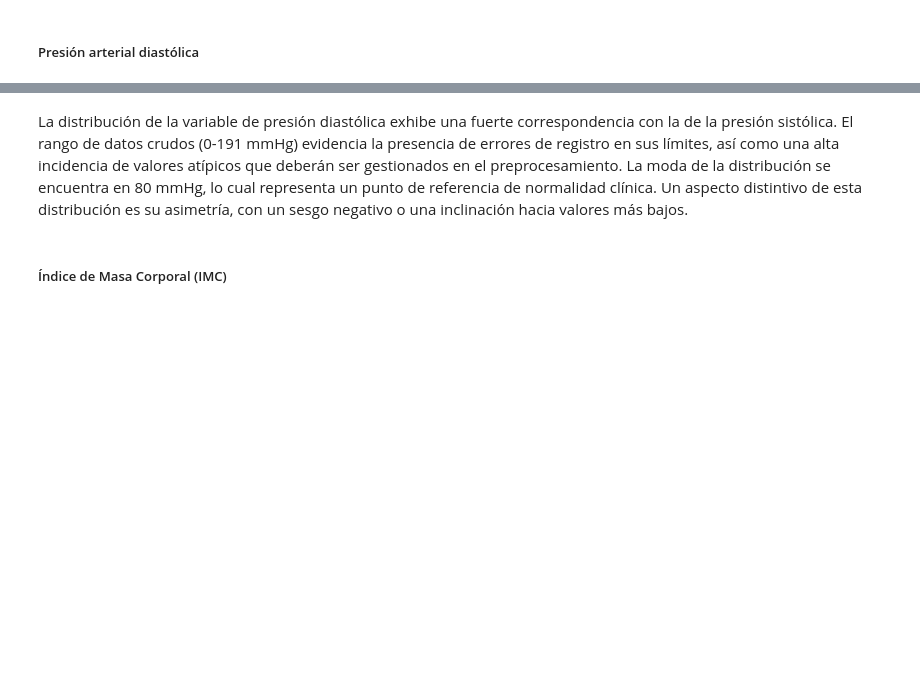
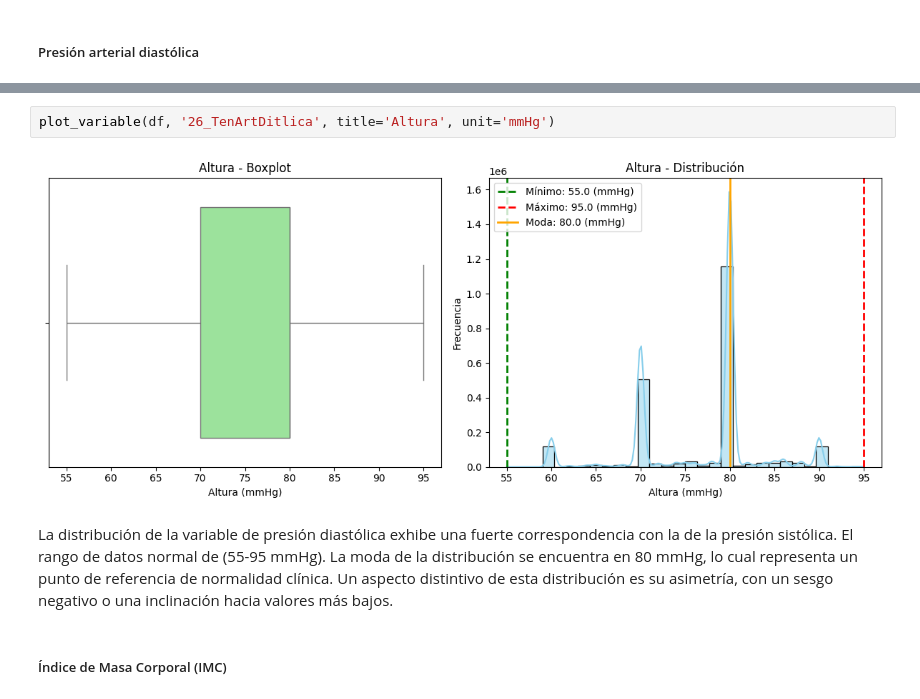
Before and after one commit to elkofix/cardiac-risk-db, a Jupyter notebook: explorative_data_analysis.ipynb, the cells around one changed output, grey strips where cells are left out. Cells and saved outputs as stored; diff of their text form; blank space fills up the shorter version.

```diff
--- a/explorative_data_analysis.ipynb
+++ b/explorative_data_analysis.ipynb
@@ -392,5 +396,9 @@ plt.show()
+# %%
+plot_variable(df, '26_TenArtDitlica', title='Altura', unit='mmHg')
+# %% [output]
+[figure, added]
 # %% [markdown]
-La distribución de la variable de presión diastólica exhibe una fuerte correspondencia con la de la presión sistólica. El rango de datos crudos (0-191 mmHg) evidencia la presencia de errores de registro en sus límites, así como una alta incidencia de valores atípicos que deberán ser gestionados en el preprocesamiento. La moda de la distribución se encuentra en 80 mmHg, lo cual representa un punto de referencia de normalidad clínica. Un aspecto distintivo de esta distribución es su asimetría, con un sesgo negativo o una inclinación hacia valores más bajos.
+La distribución de la variable de presión diastólica exhibe una fuerte correspondencia con la de la presión sistólica. El rango de datos normal de (55-95 mmHg). La moda de la distribución se encuentra en 80 mmHg, lo cual representa un punto de referencia de normalidad clínica. Un aspecto distintivo de esta distribución es su asimetría, con un sesgo negativo o una inclinación hacia valores más bajos.
 # %% [markdown]
 ##### Índice de Masa Corporal (IMC)
 # %%
```
Also changed, not shown: parts of 52 cells of this notebook.
